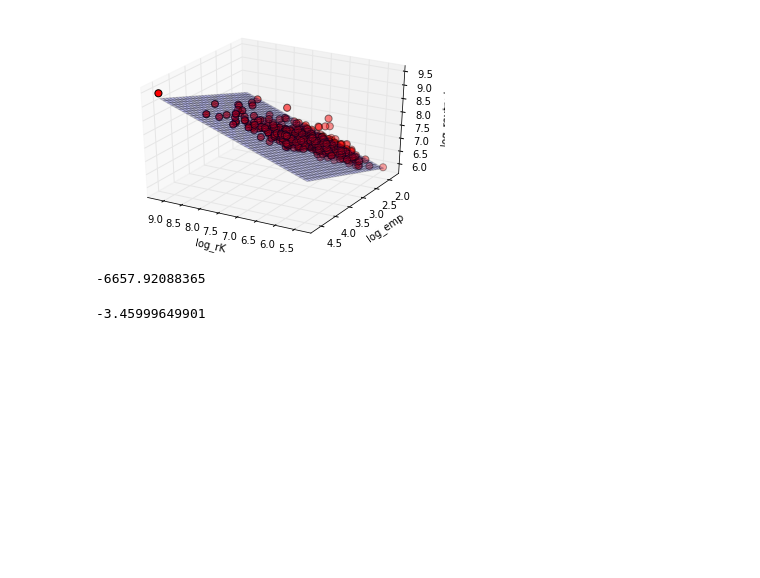
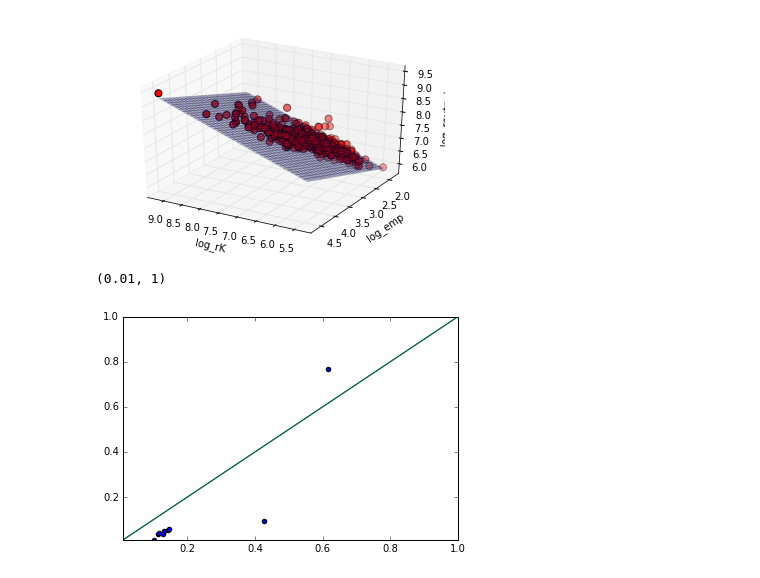
Before and after one commit to matuteiglesias/Econometrics_in_Python, a Jupyter notebook: Econometrics_exam.ipynb, the cells around one changed output. Drawn from its saved outputs; the diff is of its cells as text; code cells hidden in the pictures; blank space fills up the shorter version.

Commit message:
Improved Hausman test

```diff
--- a/Econometrics_exam.ipynb
+++ b/Econometrics_exam.ipynb
@@ -197,37 +211,26 @@ Covariance Type:            nonrobust
 Warnings:
 [1] Standard Errors assume that the covariance matrix of the errors is correctly specified.
 [figure]
-# %%
-"""
-HAUSMAN TEST
-"""
-
-# Pull data out
-params_diff = results_fe.params - results_re.params
-
-v_b = results_fe.cov_params()
-v_B = results_re.cov_params()
-
-# compute test statistic
-chi2 = np.dot(params_diff.T, np.linalg.pinv(v_b - v_B).dot(params_diff))
-print chi2
-# %% [output]
--6657.92088365
-# %%
-"""
-HAUSMAN TEST 2 (normalized covariances)
-"""
-
-endog, exog = results_fe.model.endog_names, results_fe.model.exog_names
-
-# Sum of squared (whitened) residuals / 1 endogenous vars (log_routput)
-se2 = results_re.ssr / len(endog)
-
-
-cov_diff = results_fe.normalized_cov_params - results_re.normalized_cov_params
-cov_diffpinv = np.linalg.pinv(cov_diff)
-
-H = np.dot(params_diff, np.dot(cov_diffpinv, params_diff))/se2
-print H
-# %% [output]
--3.45999649901
+# %%
+"""
+HAUSMAN TEST
+
+    The null hypothesis (p < 0.05) supports the claim that the random effects
+    estimator is consistent, and hence we would pick it for being the most efficient.
+    If we reject this hypothesis it is the same as saying we should be using fixed effects because there are
+    systematic differences in the coefficients.
+
+"""
+
+# First compare both results:
+plt.scatter(results_re.params, results_fe.params)
+plt.plot([(0,0), (1,1)])
+# plt.yscale('log')
+# plt.xscale('log')
+plt.ylim((0.01,1))
+plt.xlim((0.01,1))
+
+#It may be the case that there are sistematic differences, i.e. one of the two is not consistent.
+# %% [output]
+(0.01, 1)
+[figure, added]
```
Also changed, not shown: parts of 7 cells of this notebook.
